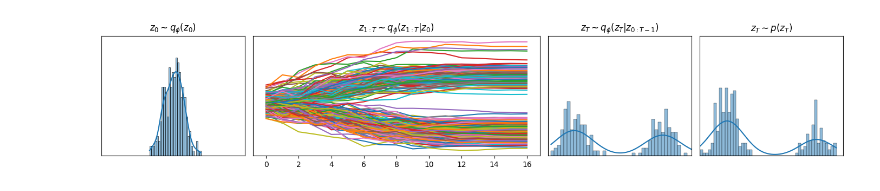
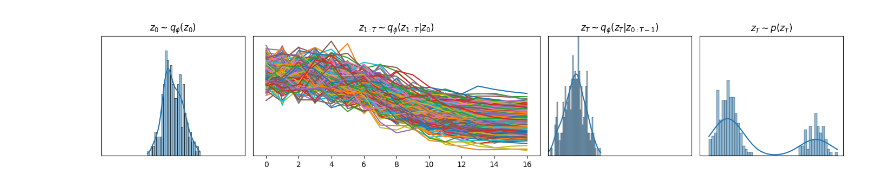
Before and after one commit to ChickNCurry/dvi-for-bml, a Jupyter notebook: notebooks/exp_1d.ipynb, the cells around one changed output. Cells and saved outputs as stored; diff of their text form; code cells hidden in the pictures.

```diff
--- a/notebooks/exp_1d.ipynb
+++ b/notebooks/exp_1d.ipynb
@@ -53,19 +53,16 @@ control = AggrControl(
     num_steps=config.num_steps,
     num_layers=config.num_layers,
     non_linearity=config.non_linearity,
-    use_score=config.use_score
+    use_score=config.use_score,
+    use_error=False
 )
-
-# noise_schedule = NoiseSchedule(
-#     z_dim=config.z_dim,
-#     num_steps=config.num_steps,
-#     device=device,
-# )
 
 noise_schedule = CosineNoiseSchedule(
     z_dim=config.z_dim,
     num_steps=config.num_steps,
-    device=device
+    device=device,
+    min=0.1,
+    max=4
 )
 
 step_size_schedule = StepSizeSchedule(
@@ -86,6 +83,7 @@ cdvi = DIS(
     noise_schedule=noise_schedule,
     annealing_schedule=annealing_schedule,
     use_score=config.use_score,
+    use_error=False,
     device=device,
 )
 
@@ -108,10 +106,9 @@ cdvi = DIS(
 #     device=device,
 # )
 
-dvinp = DVINP(
+model = DVI(
     encoder=encoder,
     cdvi=cdvi,
-    decoder=None,
     contextual_target=contextual_target
 ).to(device)
 # %%
@@ -141,15 +142,15 @@ losses = trainer.train(
 num_samples = 256
 
 context = dataset.sampling_factor * torch.ones((1, num_samples, 1, config.c_dim), device=device)
-target = dvinp.contextual_target(context, None)
+target_dist = model.contextual_target(context, None)
 
-r = dvinp.encoder(context.to(device), None)
-_, _, z_samples = dvinp.cdvi.run_chain(target, r, None)
+r = model.encoder(context.to(device), None)
+_, z_samples = model.cdvi.run_forward_process(target_dist, r, None, None)
 
 z_0_samples = z_samples[0].detach().cpu().numpy()
 z_T_samples = z_samples[-1].detach().cpu().numpy()
 z_trajectories = [[z[0, i, 0].detach().cpu().numpy() for z in z_samples] for i in range(num_samples)]
-z_target_samples = target.sample().detach().cpu().numpy()
+z_target_samples = target_dist.sample().detach().cpu().numpy()
 
 z_0_samples = z_0_samples.reshape(-1)
 z_T_samples = z_T_samples.reshape(-1)
@@ -165,31 +166,31 @@ ax[0].set_ylim(0, 0.5)
 
 for i in range(num_samples):
     ax[1].plot(z_trajectories[i])
 ax[1].set_title("$z_{1:T}\sim q_\phi(z_{1:T}|z_0)$")
 
 sns.histplot(z_T_samples, ax=ax[2], stat="density", bins=50, kde=True)
 ax[2].set_title("$z_T\sim q_\phi(z_T|z_{0:T-1})$")
 ax[2].set_ylabel(None)
 ax[2].set_xlim(-8, 8)
 ax[2].set_ylim(0, 0.5)
 
 sns.histplot(z_target_samples, ax=ax[3], stat="density", bins=50, kde=True)
 ax[3].set_title("$z_T\sim p(z_T)$")
 ax[3].set_ylabel(None)
 ax[3].set_xlim(-8, 8)
 ax[3].set_ylim(0, 0.5)
 
 ax[0].set_yticks([])
 ax[1].set_yticks([])
 ax[2].set_yticks([])
 ax[3].set_yticks([])
 
 ax[0].set_xticks([])
 
 ax[2].set_xticks([])
 ax[3].set_xticks([])
 
 plt.tight_layout()
 plt.show()
 # %% [output]
-[figure, old version]
+[figure, new version]
```
Also changed, not shown: parts of 3 cells of this notebook, 3 other files.
